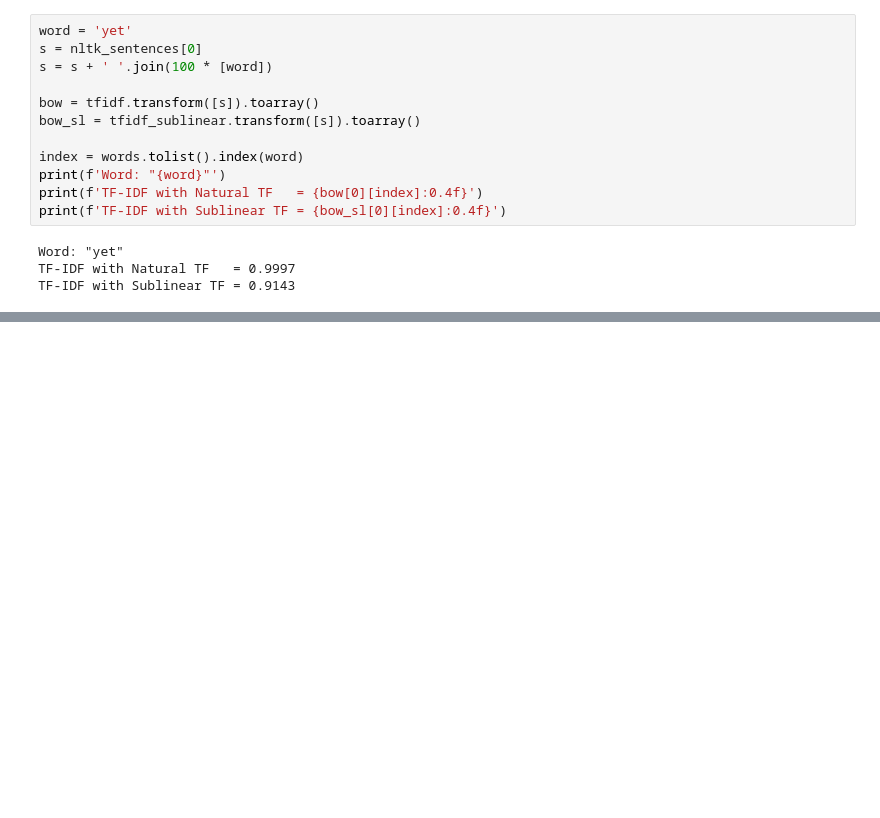
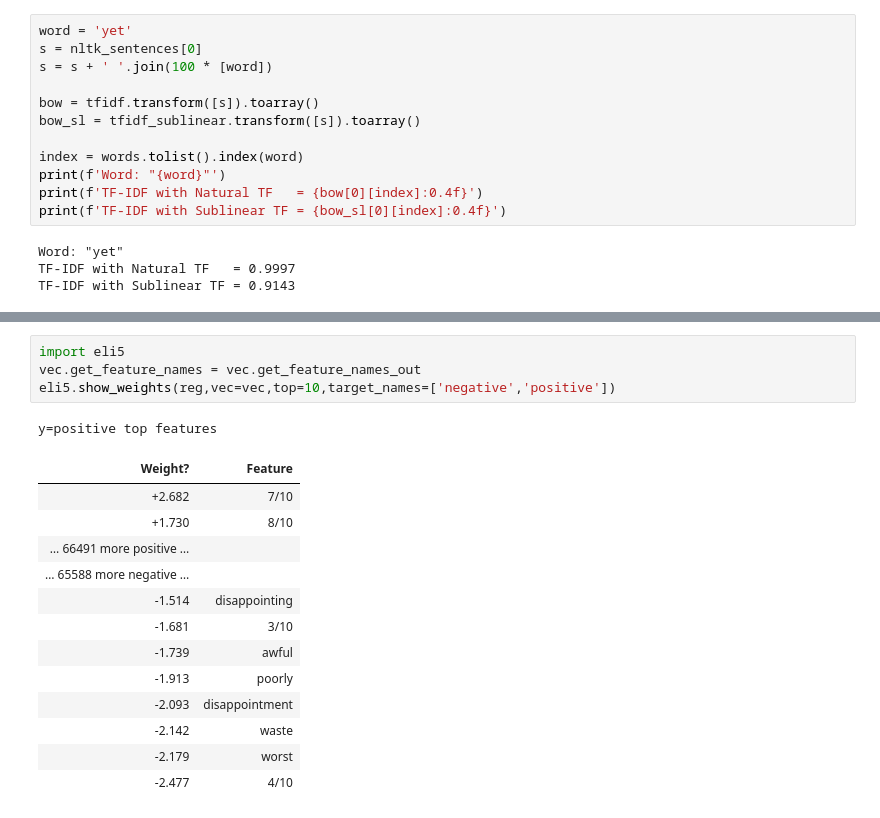
Before and after one commit to Jiaye39/TimeSeriesAnalysis, a Jupyter notebook: Bag_of_Words.ipynb, the cells around one changed output, grey strips where cells are left out. Cells and saved outputs as stored; diff of their text form; blank space fills up the shorter version.

```diff
--- a/Bag_of_Words.ipynb
+++ b/Bag_of_Words.ipynb
@@ -396,0 +682,19 @@ TF-IDF with Sublinear TF = 0.9143
+# %%
+import eli5
+vec.get_feature_names = vec.get_feature_names_out
+eli5.show_weights(reg,vec=vec,top=10,target_names=['negative','positive'])
+# %% [output]
+y=positive top features
+| Weight? | Feature |
+| +2.682 | 7/10 |
+| +1.730 | 8/10 |
+| … 66491 more positive … |  |
+| … 65588 more negative … |  |
+| -1.514 | disappointing |
+| -1.681 | 3/10 |
+| -1.739 | awful |
+| -1.913 | poorly |
+| -2.093 | disappointment |
+| -2.142 | waste |
+| -2.179 | worst |
+| -2.477 | 4/10 |
```
Also changed, not shown: parts of 30 cells of this notebook.
